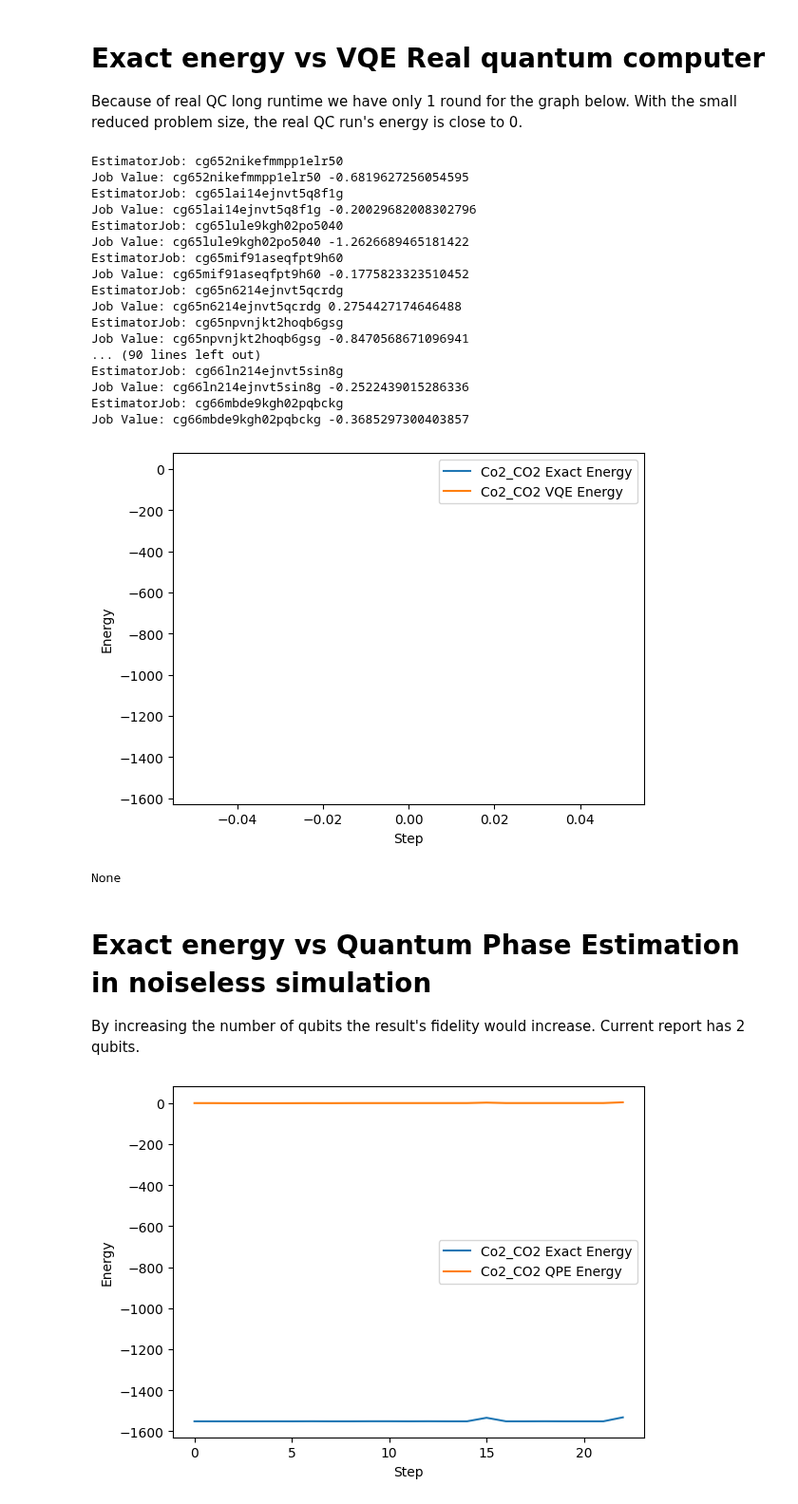
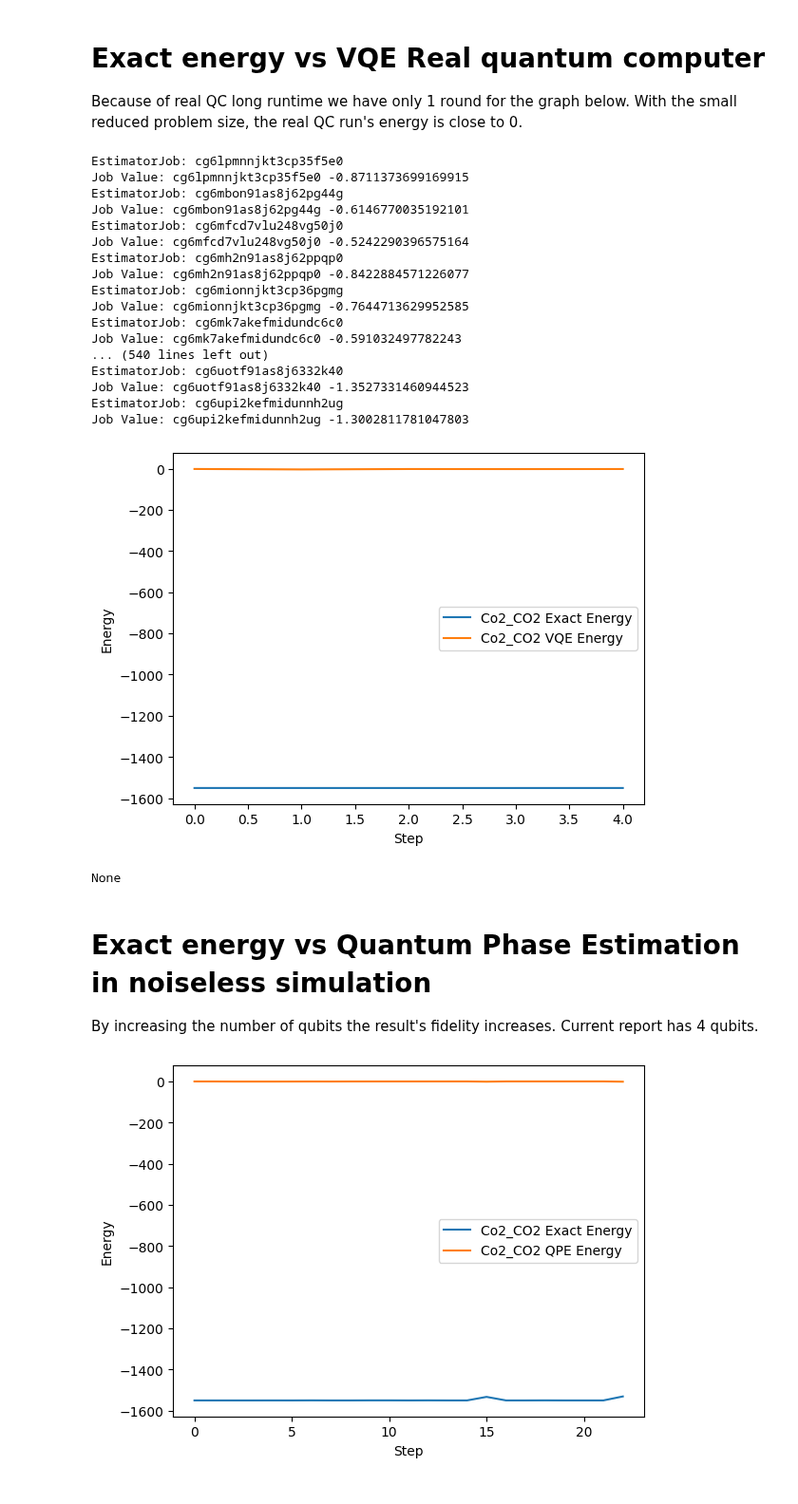
Before and after one commit to buttercutter/quantum-climate-challenge-2023, a Jupyter notebook: notebooks/deloitte_2023_quantux.ipynb, the cells around one changed output. Shown at 95% size. Drawn from its saved outputs; the diff is of its cells as text; code cells hidden in the pictures.

```diff
--- a/notebooks/deloitte_2023_quantux.ipynb
+++ b/notebooks/deloitte_2023_quantux.ipynb
@@ -1216,30 +1216,30 @@ None
 Because of real QC long runtime we have only 1 round for the graph below.
 With the small reduced problem size, the real QC run's energy is close to 0.
 # %%
-runVQEEnergies('Co2_CO2', 1,1,[59, 16, 12, 16], range(13,32), True, 1, 'COBYLA')
+runVQEEnergies('Co2_CO2', 1,1,[59, 16, 12, 16], range(13,32), True, 5, 'COBYLA')
 # %% [output]
-EstimatorJob: cg652nikefmmpp1elr50
-Job Value: cg652nikefmmpp1elr50 -0.6819627256054595
-EstimatorJob: cg65lai14ejnvt5q8f1g
-Job Value: cg65lai14ejnvt5q8f1g -0.20029682008302796
-EstimatorJob: cg65lule9kgh02po5040
-Job Value: cg65lule9kgh02po5040 -1.2626689465181422
-EstimatorJob: cg65mif91aseqfpt9h60
-Job Value: cg65mif91aseqfpt9h60 -0.1775823323510452
-EstimatorJob: cg65n6214ejnvt5qcrdg
-Job Value: cg65n6214ejnvt5qcrdg 0.2754427174646488
-EstimatorJob: cg65npvnjkt2hoqb6gsg
-Job Value: cg65npvnjkt2hoqb6gsg -0.8470568671096941
-... (90 lines left out)
-EstimatorJob: cg66ln214ejnvt5sin8g
-Job Value: cg66ln214ejnvt5sin8g -0.2522439015286336
-EstimatorJob: cg66mbde9kgh02pqbckg
-Job Value: cg66mbde9kgh02pqbckg -0.3685297300403857
+EstimatorJob: cg6lpmnnjkt3cp35f5e0
+Job Value: cg6lpmnnjkt3cp35f5e0 -0.8711373699169915
+EstimatorJob: cg6mbon91as8j62pg44g
+Job Value: cg6mbon91as8j62pg44g -0.6146770035192101
+EstimatorJob: cg6mfcd7vlu248vg50j0
+Job Value: cg6mfcd7vlu248vg50j0 -0.5242290396575164
+EstimatorJob: cg6mh2n91as8j62ppqp0
+Job Value: cg6mh2n91as8j62ppqp0 -0.8422884571226077
+EstimatorJob: cg6mionnjkt3cp36pgmg
+Job Value: cg6mionnjkt3cp36pgmg -0.7644713629952585
+EstimatorJob: cg6mk7akefmidundc6c0
+Job Value: cg6mk7akefmidundc6c0 -0.591032497782243
+... (540 lines left out)
+EstimatorJob: cg6uotf91as8j6332k40
+Job Value: cg6uotf91as8j6332k40 -1.3527331460944523
+EstimatorJob: cg6upi2kefmidunnh2ug
+Job Value: cg6upi2kefmidunnh2ug -1.3002811781047803
-[figure, old version]
+[figure, new version]
 None
 # %% [markdown]
 # Exact energy vs Quantum Phase Estimation in noiseless simulation
-By increasing the number of qubits the result's fidelity would increase. Current report has 2 qubits.
+By increasing the number of qubits the result's fidelity increases. Current report has 4 qubits.
 # %%
 # ===
 exact_energies = []
```
Also changed, not shown: parts of 2 cells of this notebook.
